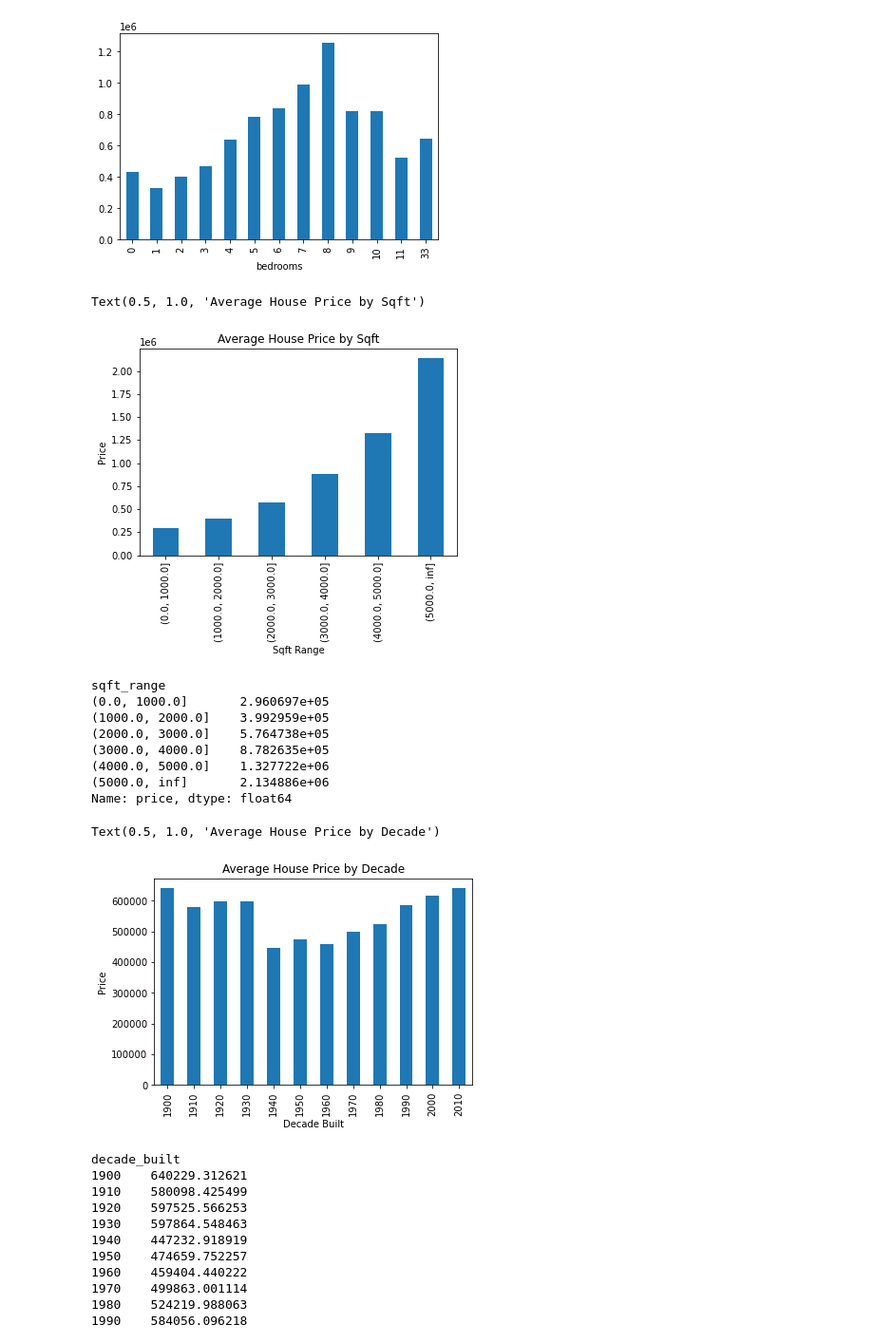
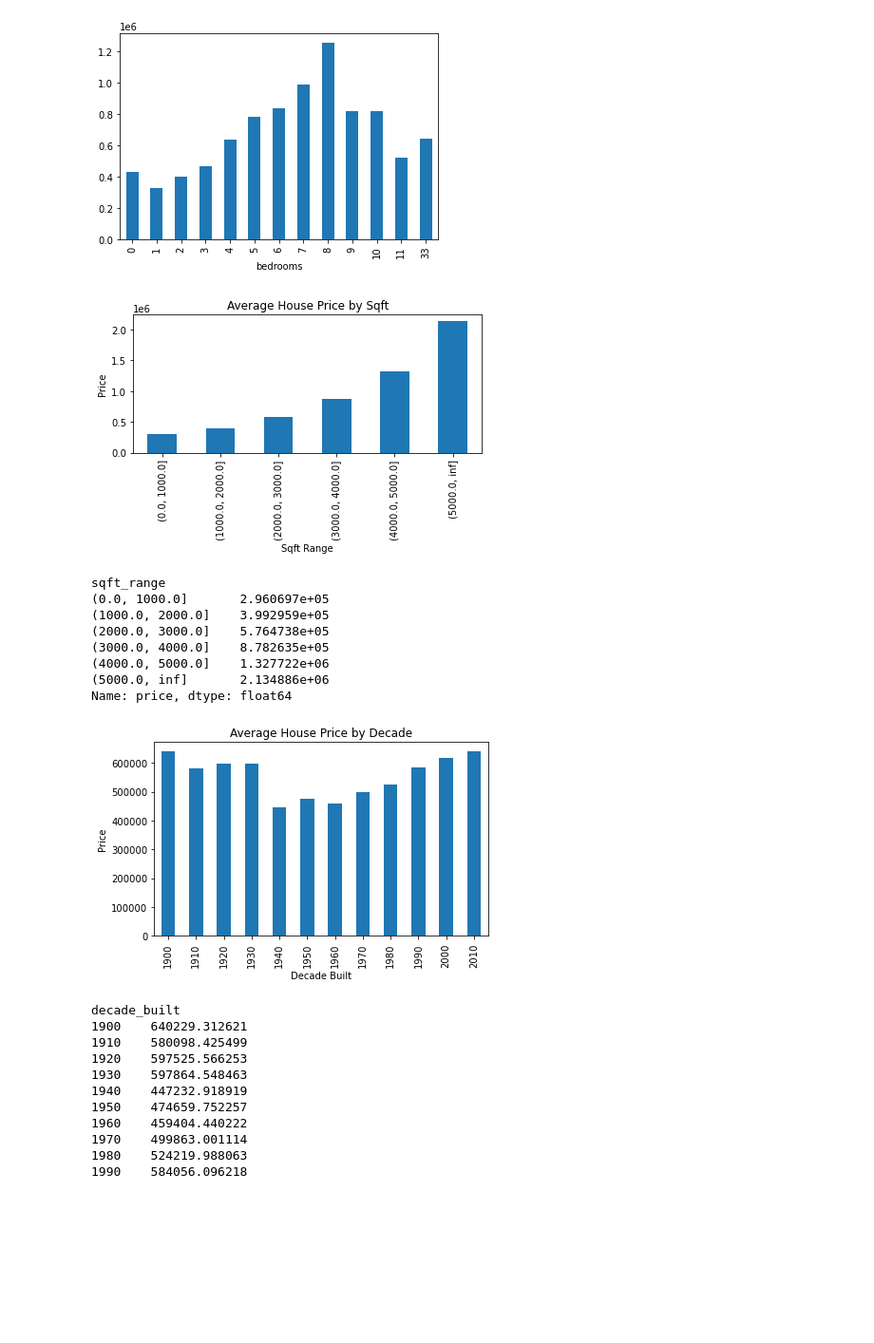
Before and after one commit to markrubin85/Real_Estate_Value_Prediction_Model, a Jupyter notebook: Data_Cleaning.ipynb, the cells around one changed output. Shown at 95% size. Drawn from its saved outputs; the diff is of its cells as text; code cells hidden in the pictures; blank space fills up the shorter version.

```diff
--- a/Data_Cleaning.ipynb
+++ b/Data_Cleaning.ipynb
@@ -194,11 +195,12 @@ df['sqft_range'] = pd.cut(df['sqft_living'], bins=[0, 1000, 2000, 3000, 4000, 50
 # %%
 ax = df.groupby('sqft_range')['price'].mean().plot(kind='bar')
 ax.set_xlabel('Sqft Range')
 ax.set_ylabel('Price')
 ax.set_title('Average House Price by Sqft')
+plt.tight_layout()
+plt.savefig('Data_Visualizations/Average_House_Price_by_Sqft.png')
 # %% [output]
-Text(0.5, 1.0, 'Average House Price by Sqft')
-[figure, old version]
+[figure, new version]
 # %%
 df.groupby('sqft_range')['price'].mean()
 # %% [output]
@@ -223,9 +225,10 @@ ax = df.groupby('decade_built')['price'].mean().plot(kind='bar')
 ax.set_xlabel('Decade Built')
 ax.set_ylabel('Price')
 ax.set_title('Average House Price by Decade')
+plt.tight_layout()
+plt.savefig('Data_Visualizations/Average_House_Price_by_Decade.png')
 # %% [output]
-Text(0.5, 1.0, 'Average House Price by Decade')
-[figure, old version]
+[figure, new version]
 # %%
 df.groupby('decade_built')['price'].mean()
 # %% [output]
```
Also changed, not shown: parts of 101 cells of this notebook, 11 other files.
